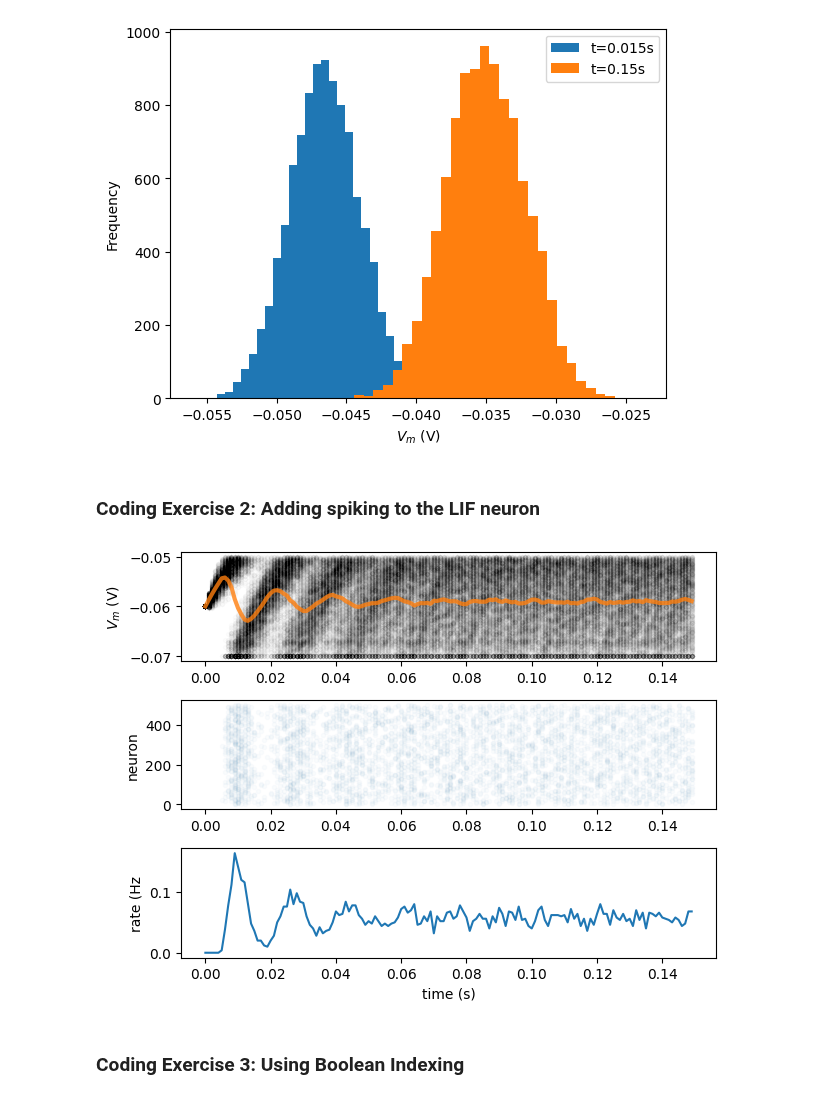
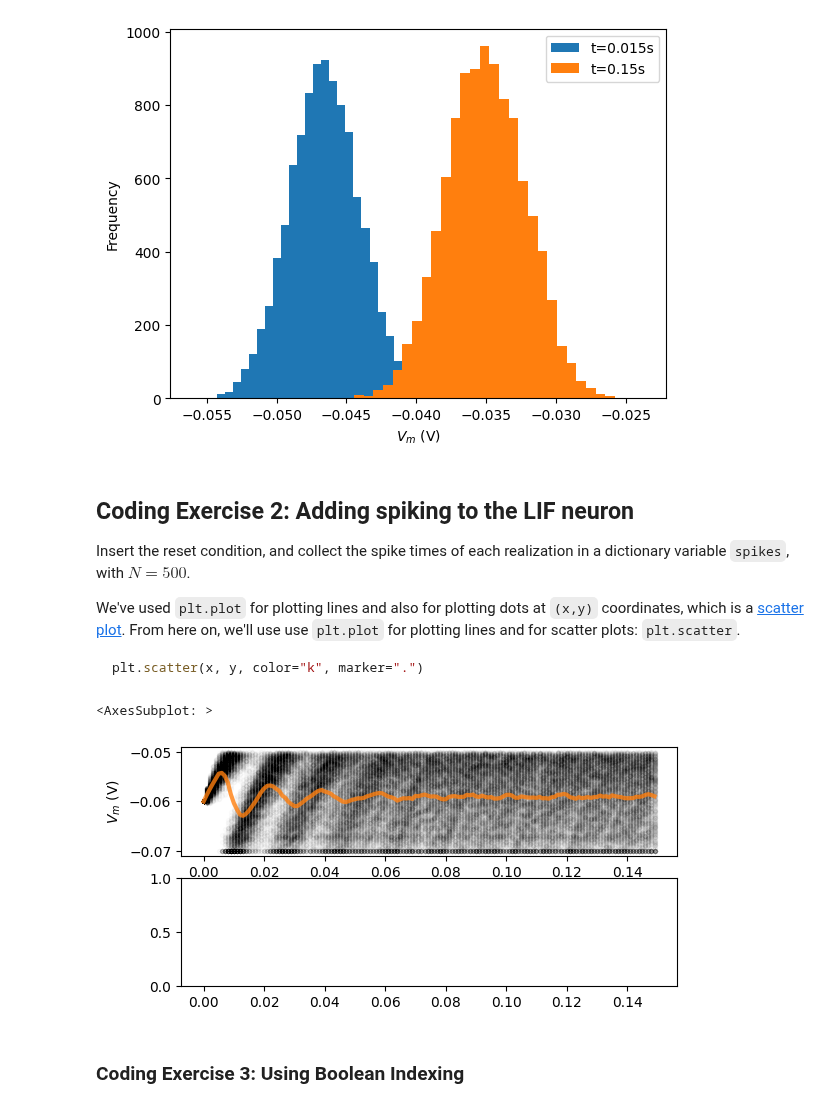
Before and after one commit to ivonnerubio/Neuromatch-Academy-Computational-Neuroscience, a Jupyter notebook: pythonWorkshop2.ipynb, the cells around one changed output. Cells and saved outputs as stored; diff of their text form; code cells hidden in the pictures.

Commit message:
adding scatter plot

````diff
--- a/pythonWorkshop2.ipynb
+++ b/pythonWorkshop2.ipynb
@@ -116,29 +122,30 @@ plt.legend()
 plt.show()
 # %% [output]
 [figure]
-# %% [markdown]
-### Coding Exercise 2: Adding spiking to the LIF neuron
+# %% [markdown]
+## Coding Exercise 2: Adding spiking to the LIF neuron
+
+Insert the reset condition, and collect the spike times of each realization in a dictionary variable `spikes`, with $N=500$.
+
+We've used `plt.plot` for plotting lines and also for plotting dots at `(x,y)` coordinates, which is a [scatter plot](https://en.wikipedia.org/wiki/Scatter_plot). From here on, we'll use use `plt.plot` for plotting lines and for scatter plots: `plt.scatter`.
+
+```python
+plt.scatter(x, y, color="k", marker=".")
+```
 # %%
 # Set random number generator
 np.random.seed(2020)
 
-# Initialize step_end, t_range, n, v_n, and i
-t_range = np.arange(0, t_max, dt)     # 0 .... .149
-step_end = len(t_range)       # 150
-
+# Initialize step_end, t_range, n, v_n and i
+t_range = np.arange(0, t_max, dt)
+step_end = len(t_range)
 n = 500
 v_n = el * np.ones([n, step_end])
-    # v_n =[1 2 3 4 ... 150]
-    #       2 2
-    #       3 3
-    #       4 4
-    #       ...
-    #       500           ]
-i = i_mean * (1 + 0.1 * np.sqrt(t_max / dt) * (2 * np.random.random([n,step_end])-1))
+i = i_mean * (1 + 0.1 * (t_max / dt)**(0.5) * (2 * np.random.random([n, step_end]) - 1))
 
-# Initialzie spikes and spikes_n
+# Initialize spikes and spikes_n
 spikes = {j: [] for j in range(n)}
-spikes_n = np.zeros([step_end])
+spikes_n =np.zeros(step_end)
 
 # Loop over time steps
 for step, t in enumerate(t_range):
@@ -147,57 +154,46 @@ for step, t in enumerate(t_range):
     if step==0:
         continue
 
-
     # Compute v_n
-    v_n[:, step] = v_n[:, step - 1] + (dt / tau) * (el - v_n[:, step - 1] + r * i[:,step])
+    v_n[:, step] = v_n[:, step - 1] + (dt / tau) * (el - v_n[:, step - 1] + r*i[:, step])
 
     # Loop over simulations
     for j in range(n):
 
-        # Check if voltage is above threshold
-        if v_n[j,step] >= vth:
+        # Check if voltage above treshold
+        if v_n[j, step] >= vth:
 
             # Reset to reset voltage
             v_n[j,step] = vr
 
             # Add this spike time
-            spikes[j] += [t]
-
+            spikes[j] += v_n[j,step]
 
             # Add spike count to this step
             spikes_n[step] += 1
 
-# Collect mean Vm and mean spiking rate
-v_mean = np.mean(v_n, axis=0)
-spikes_mean = spikes_n/n
+#Collect mean Vm and mean spike rate
+v_mean = np.mean(v_n, axis =0)
+spikes_mean = spikes_n / n
 
-#with plt.xkcd():
 # Initialize the figure
 plt.figure()
 
 # Plot simulations and sample mean
 ax1 = plt.subplot(3,1,1)
 for j in range(n):
-    plt.scatter(t_range,v_n[j], color="k", marker='.', alpha=0.01)
-plt.plot(t_range, v_mean, 'C1', alpha=0.8, linewidth=3)
+    plt.scatter(t_range, v_n[j], color="k", marker=".", alpha=0.01)
+plt.plot(t_range, v_mean, 'C1', alpha=0.8,linewidth=3)
 plt.ylabel('$V_m$ (V)')
 
-# Plot Spikes
+# Plot spikes
 plt.subplot(3,1,2, sharex=ax1)
 # For each neuron j: collect spike times and plot them at height j
 for j in range(n):
-    times = np.array(spikes[j])
-    plt.scatter(times, j * np.ones_like(times), color="C0", marker='.', alpha=0.02)
-plt.ylabel('neuron')
-
-# Plot firing rate
-plt.subplot(3,1,3, sharex=ax1)
-plt.plot(t_range, spikes_mean)
-plt.xlabel('time (s)')
-plt.ylabel('rate (Hz')
-
-plt.tight_layout()
+    times =0
+    plt.scatter()
 # %% [output]
+<AxesSubplot: >
-[figure, old version]
+[figure, new version]
 # %% [markdown]
 ### Coding Exercise 3: Using Boolean Indexing
````
Also changed, not shown: parts of 4 cells of this notebook.
